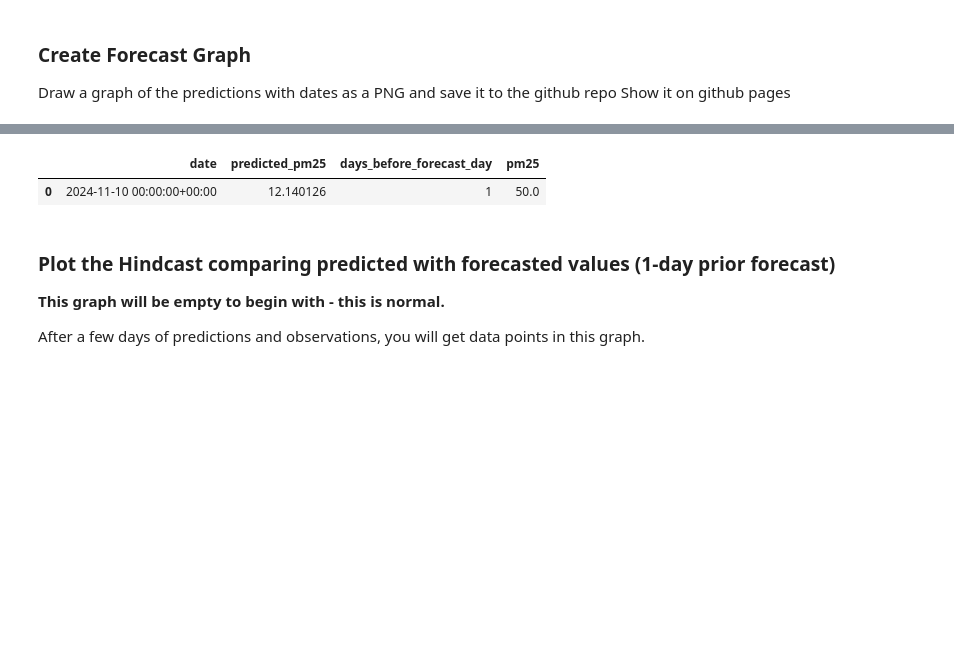
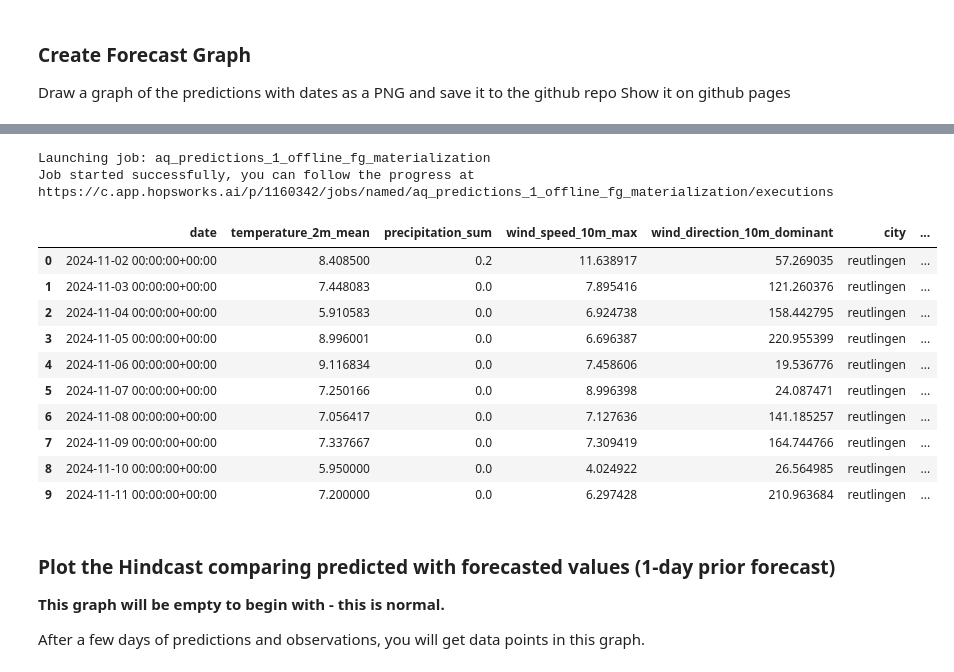
Before and after one commit to Arraying/Reutlingen, a Jupyter notebook: notebooks/4_air_quality_batch_inference.ipynb, the cells around one changed output, grey strips where cells are left out. Cells and saved outputs as stored; diff of their text form; code cells hidden in the pictures; blank space fills up the shorter version.

```diff
--- a/notebooks/4_air_quality_batch_inference.ipynb
+++ b/notebooks/4_air_quality_batch_inference.ipynb
@@ -90,10 +91,17 @@ XGBRegressor(base_score='4.898471E0', booster='gbtree', callbacks=None,
 ## <span style="color:#ff5f27;">✨ Get Weather Forecast Features with Feature View   </span>
 # %%
 weather_fg = fs.get_feature_group(
-    name='weather',
+    name="weather",
     version=1,
 )
-
+air_quality_fg = fs.get_feature_group(
+    name="air_quality",
+    version=1,
+)
+air_quality_df_all = air_quality_fg.read().sort_values("date", ascending=False)
+air_quality_df = air_quality_df_all.head(3)
+lagged = air_quality_df["pm25"].mean()
 batch_data = weather_fg.filter(weather_fg.date >= today).read()
+batch_data["lagged"] = lagged
 batch_data
 # %% [output]
@@ -102,8 +120,8 @@ HTTP code: 422, HTTP reason: UNPROCESSABLE_ENTITY, body: b'{"errorCode":120001,"
 # %% [markdown]
 ### <span style="color:#ff5f27;">🤖 Making the predictions</span>
 # %%
-batch_data['predicted_pm25'] = retrieved_xgboost_model.predict(
-    batch_data[['temperature_2m_mean', 'precipitation_sum', 'wind_speed_10m_max', 'wind_direction_10m_dominant']])
+batch_data["predicted_pm25"] = retrieved_xgboost_model.predict(
+    batch_data[["lagged", "temperature_2m_mean", "precipitation_sum", "wind_speed_10m_max", "wind_direction_10m_dominant"]])
 batch_data
 # %% [output]
 |  | date | temperature_2m_mean | precipitation_sum | wind_speed_10m_max | wind_direction_10m_dominant | city | ... |
@@ -244,6 +262,20 @@ hindcast_df = hindcast_df.sort_values(by=['date'])
 
 # If there are no outcomes for predictions yet, generate some predictions/outcomes from existing data
 if len(hindcast_df) == 0:
-    hindcast_df = util.backfill_predictions_for_monitoring(weather_fg, air_quality_df, monitor_fg, retrieved_xgboost_model)
+    hindcast_df = pd.read_csv(os.path.join("..", "data", "hindcast-backup.csv"))
+    hindcast_df["date"] = pd.to_datetime(hindcast_df["date"])
+    hindcast_df["temperature_2m_mean"] = hindcast_df["temperature_2m_mean"].astype("float32")
+    hindcast_df["precipitation_sum"] = hindcast_df["precipitation_sum"].astype("float32")
+    hindcast_df["wind_speed_10m_max"] = hindcast_df["wind_speed_10m_max"].astype("float32")
+    hindcast_df["wind_direction_10m_dominant"] = hindcast_df["wind_direction_10m_dominant"].astype("float32")
+    hindcast_df["predicted_pm25"] = hindcast_df["predicted_pm25"].astype("float32")
+    hindcast_df["pm25"] = hindcast_df["pm25"].astype("float32")
+    # We are restoring pre-lag values, so we fill with dummy 0.
+    hindcast_df["lagged"] = 0.0
+    hindcast_df["lagged"] = hindcast_df["lagged"].astype("float32")
+    df = hindcast_df
+    df = df.drop('pm25', axis=1)
+    monitor_fg.insert(df, write_options={"wait_for_job": True})
+    # hindcast_df = util.backfill_predictions_for_monitoring(weather_fg, air_quality_df, monitor_fg, retrieved_xgboost_model)
 hindcast_df
 # %% [output]
@@ -250,5 +283,17 @@ hindcast_df
+Launching job: aq_predictions_1_offline_fg_materialization
+Job started successfully, you can follow the progress at
+https://c.app.hopsworks.ai/p/1160342/jobs/named/aq_predictions_1_offline_fg_materialization/executions
-|  | date | predicted_pm25 | days_before_forecast_day | pm25 |
-| 0 | 2024-11-10 00:00:00+00:00 | 12.140126 | 1 | 50.0 |
+|  | date | temperature_2m_mean | precipitation_sum | wind_speed_10m_max | wind_direction_10m_dominant | city | ... |
+| 0 | 2024-11-02 00:00:00+00:00 | 8.408500 | 0.2 | 11.638917 | 57.269035 | reutlingen | ... |
+| 1 | 2024-11-03 00:00:00+00:00 | 7.448083 | 0.0 | 7.895416 | 121.260376 | reutlingen | ... |
+| 2 | 2024-11-04 00:00:00+00:00 | 5.910583 | 0.0 | 6.924738 | 158.442795 | reutlingen | ... |
+| 3 | 2024-11-05 00:00:00+00:00 | 8.996001 | 0.0 | 6.696387 | 220.955399 | reutlingen | ... |
+| 4 | 2024-11-06 00:00:00+00:00 | 9.116834 | 0.0 | 7.458606 | 19.536776 | reutlingen | ... |
+| 5 | 2024-11-07 00:00:00+00:00 | 7.250166 | 0.0 | 8.996398 | 24.087471 | reutlingen | ... |
+| 6 | 2024-11-08 00:00:00+00:00 | 7.056417 | 0.0 | 7.127636 | 141.185257 | reutlingen | ... |
+| 7 | 2024-11-09 00:00:00+00:00 | 7.337667 | 0.0 | 7.309419 | 164.744766 | reutlingen | ... |
+| 8 | 2024-11-10 00:00:00+00:00 | 5.950000 | 0.0 | 4.024922 | 26.564985 | reutlingen | ... |
+| 9 | 2024-11-11 00:00:00+00:00 | 7.200000 | 0.0 | 6.297428 | 210.963684 | reutlingen | ... |
 # %% [markdown]
 ### Plot the Hindcast comparing predicted with forecasted values (1-day prior forecast)
 
```
Also changed, not shown: parts of 15 cells of this notebook, 13 other files.
